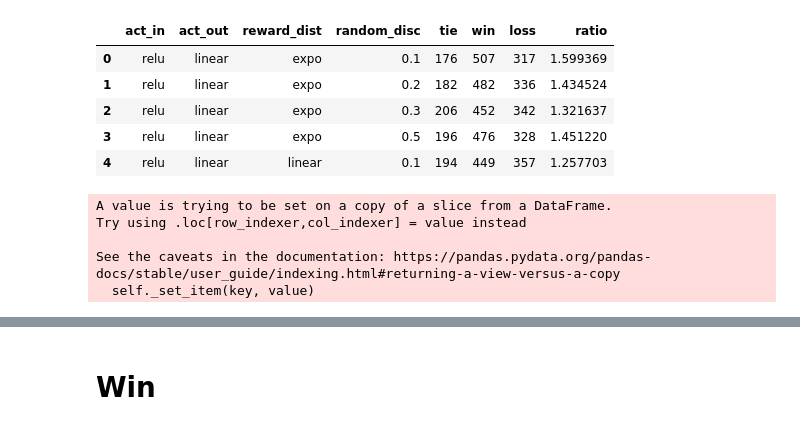
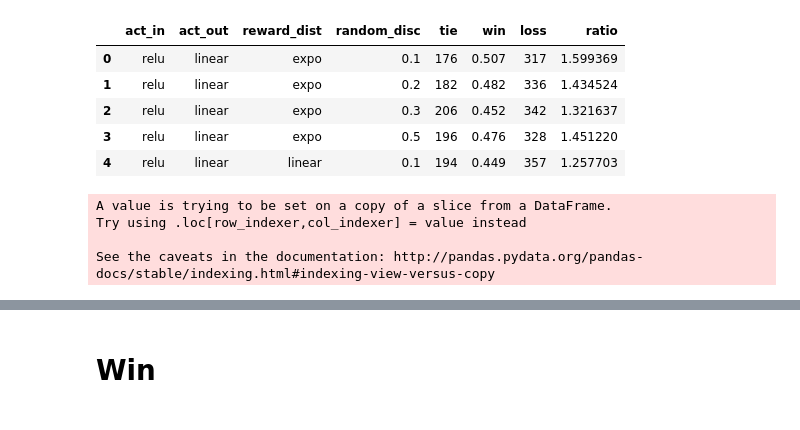
Before and after one commit to Sh3mm/RL-Ulti-Tic-Tac-Toe, a Jupyter notebook: visu.ipynb, the cells around one changed output, grey strips where cells are left out. Cells and saved outputs as stored; diff of their text form; code cells hidden in the pictures.

```diff
--- a/visu.ipynb
+++ b/visu.ipynb
@@ -5,14 +5,15 @@ import pandas as pd
 # %%
 df = pd.read_csv("resutls.csv").drop(columns=["player", "model"])
 df["ratio"] = df["win"] / df["loss"]
+df["win"] = df["win"] / 1000
 df.head()
 # %% [output]
 |  | act_in | act_out | reward_dist | random_disc | tie | win | loss | ratio |
-| 0 | relu | linear | expo | 0.1 | 176 | 507 | 317 | 1.599369 |
-| 1 | relu | linear | expo | 0.2 | 182 | 482 | 336 | 1.434524 |
-| 2 | relu | linear | expo | 0.3 | 206 | 452 | 342 | 1.321637 |
-| 3 | relu | linear | expo | 0.5 | 196 | 476 | 328 | 1.451220 |
-| 4 | relu | linear | linear | 0.1 | 194 | 449 | 357 | 1.257703 |
+| 0 | relu | linear | expo | 0.1 | 176 | 0.507 | 317 | 1.599369 |
+| 1 | relu | linear | expo | 0.2 | 182 | 0.482 | 336 | 1.434524 |
+| 2 | relu | linear | expo | 0.3 | 206 | 0.452 | 342 | 1.321637 |
+| 3 | relu | linear | expo | 0.5 | 196 | 0.476 | 328 | 1.451220 |
+| 4 | relu | linear | linear | 0.1 | 194 | 0.449 | 357 | 1.257703 |
 # %%
 top = df[:]
 top["name"] = top["act_in"] + "-" + top["act_out"] + "-" + top["reward_dist"] #+ "-" + top["random_disc"].astype(str)
@@ -20,5 +21,4 @@ top["name"] = top["act_in"] + "-" + top["act_out"] + "-" + top["reward_dist"] #+
 A value is trying to be set on a copy of a slice from a DataFrame.
 Try using .loc[row_indexer,col_indexer] = value instead
 
-See the caveats in the documentation: https://pandas.pydata.org/pandas-docs/stable/user_guide/indexing.html#returning-a-view-versus-a-copy
-  self._set_item(key, value)
+See the caveats in the documentation: http://pandas.pydata.org/pandas-docs/stable/indexing.html#indexing-view-versus-copy
```
Also changed, not shown: parts of 3 cells of this notebook.
